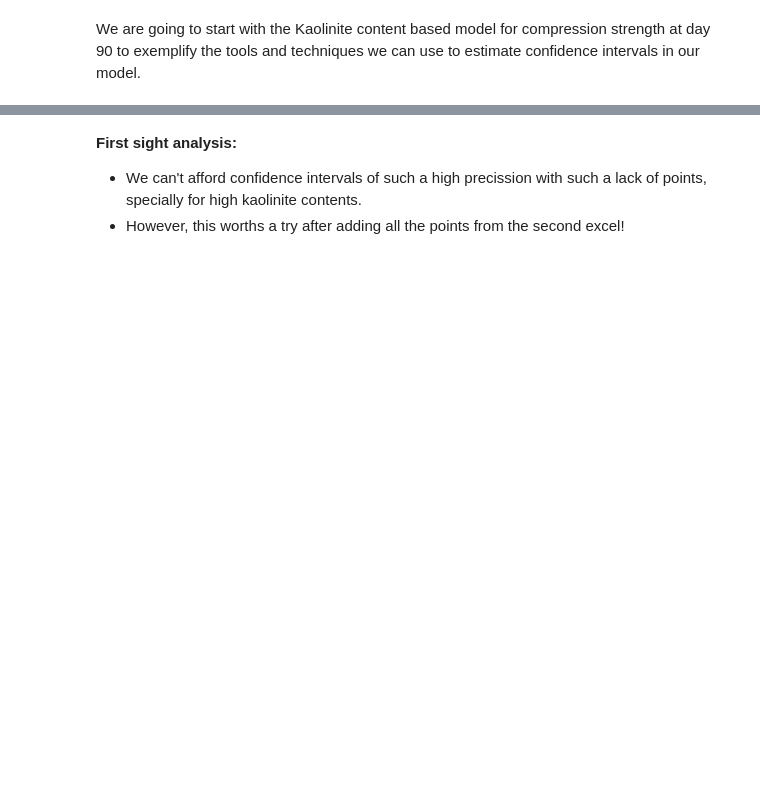
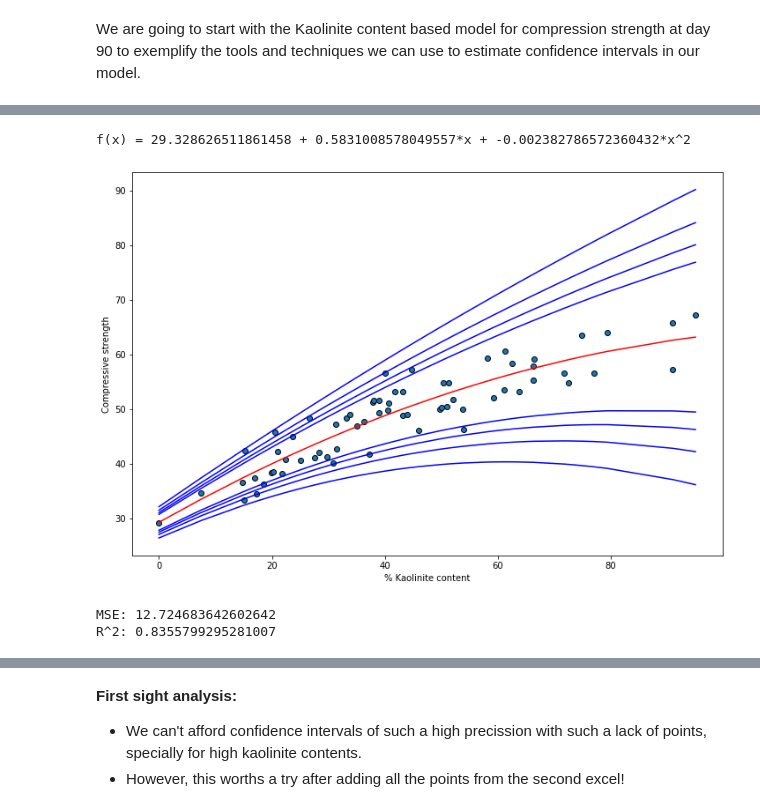
Before and after one commit to frblazquez/LC3, a Jupyter notebook: Project 2/lc3.ipynb, the cells around one changed output, grey strips where cells are left out. Cells and saved outputs as stored; diff of their text form; code cells hidden in the pictures; blank space fills up the shorter version.

```diff
--- a/Project 2/lc3.ipynb
+++ b/Project 2/lc3.ipynb
@@ -778,2 +761,7 @@ We know our model (function depending on the features provided) as well as some
 # %% [markdown]
 We are going to start with the Kaolinite content based model for compression strength at day 90 to exemplify the tools and techniques we can use to estimate confidence intervals in our model.
+# %%
+data_28 = data[['Kaolinite_content', '28D']].copy()
+data_28.insert(1, 'Kaolinite_content_square', data['Kaolinite_content']**2, True)
+data_28 = data_28.dropna()
+data_28.rename(columns = {'28D' : 'day_28'}, inplace = True)
@@ -780,3 +797,50 @@ We are going to start with the Kaolinite content based model for compression str
+# %%
+X = data_28[['Kaolinite_content','Kaolinite_content_square']].values
+y = data_28['day_28']
+
+mod = smf.ols(formula='day_28 ~ Kaolinite_content + Kaolinite_content_square', data=data_28)
+np.random.seed(2)
+res = mod.fit()
+
+conf90 = res.conf_int(alpha=0.1)
+conf80 = res.conf_int(alpha=0.2)
+conf70 = res.conf_int(alpha=0.3)
+conf60 = res.conf_int(alpha=0.4)
+
+# This could be generalized but degree n >= 3 leads to overfitting!
+print('f(x) = {0} + {1}*x + {2}*x^2'.format(res.params[0],res.params[1],res.params[2]))
+
+# Get the list of predictions obtained while validating
+predicted = cross_val_predict(model, X, y, cv=LeaveOneOut())
+
+# Plot the results
+fig, ax = plt.subplots(figsize=(12, 8))
+
+ax.scatter(X[:,0], y, edgecolors=(0, 0, 0))
+
+ax.plot(X[:,0], np.dot(X,[conf60[0][1],conf60[0][2]]) + conf60[0][0],'b-')
+ax.plot(X[:,0], np.dot(X,[conf70[0][1],conf70[0][2]]) + conf70[0][0],'b-')
+ax.plot(X[:,0], np.dot(X,[conf80[0][1],conf80[0][2]]) + conf80[0][0],'b-')
+ax.plot(X[:,0], np.dot(X,[conf90[0][1],conf90[0][2]]) + conf90[0][0],'b-')
+ax.plot(X[:,0], np.dot(X,model.coef_) + model.intercept_,'r-')
+ax.plot(X[:,0], np.dot(X,[conf90[1][1],conf90[1][2]]) + conf90[1][0],'b-')
+ax.plot(X[:,0], np.dot(X,[conf80[1][1],conf80[1][2]]) + conf80[1][0],'b-')
+ax.plot(X[:,0], np.dot(X,[conf70[1][1],conf70[1][2]]) + conf70[1][0],'b-')
+ax.plot(X[:,0], np.dot(X,[conf60[1][1],conf60[1][2]]) + conf60[1][0],'b-')
+
+ax.set_xlabel('% Kaolinite content')
+ax.set_ylabel('Compressive strength')
+plt.show()
+
+# Metrics for the model
+print("MSE: {}".format(mean_squared_error(y, predicted)))
+print("R^2: {}".format(model.score(X,y)))
+print()
+# %% [output]
+f(x) = 29.328626511861458 + 0.5831008578049557*x + -0.002382786572360432*x^2
+[figure, added]
+MSE: 12.724683642602642
+R^2: 0.8355799295281007
 # %%
 data_90 = data[['Kaolinite_content', '90D']].copy()
 data_90.insert(1, 'Kaolinite_content_square', data['Kaolinite_content']**2, True)
```
Also changed, not shown: parts of 49 cells of this notebook, 1 other file.
